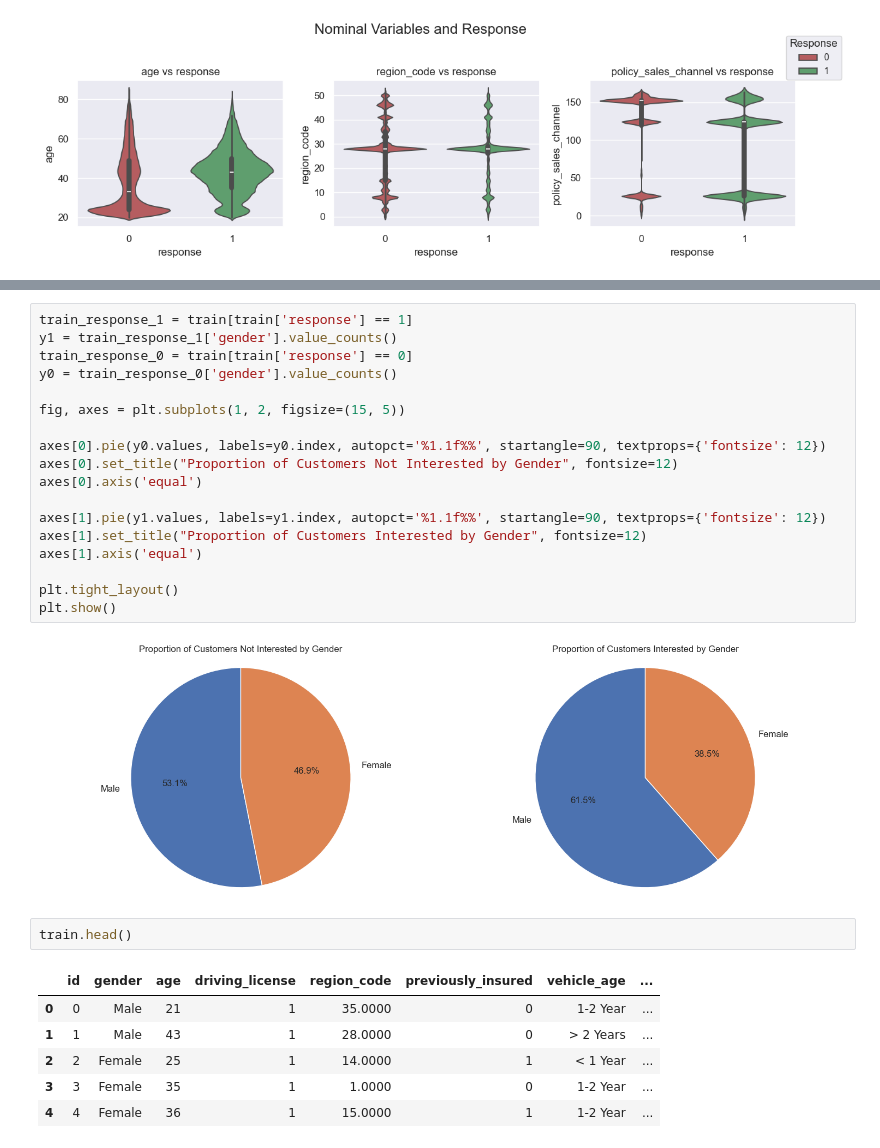
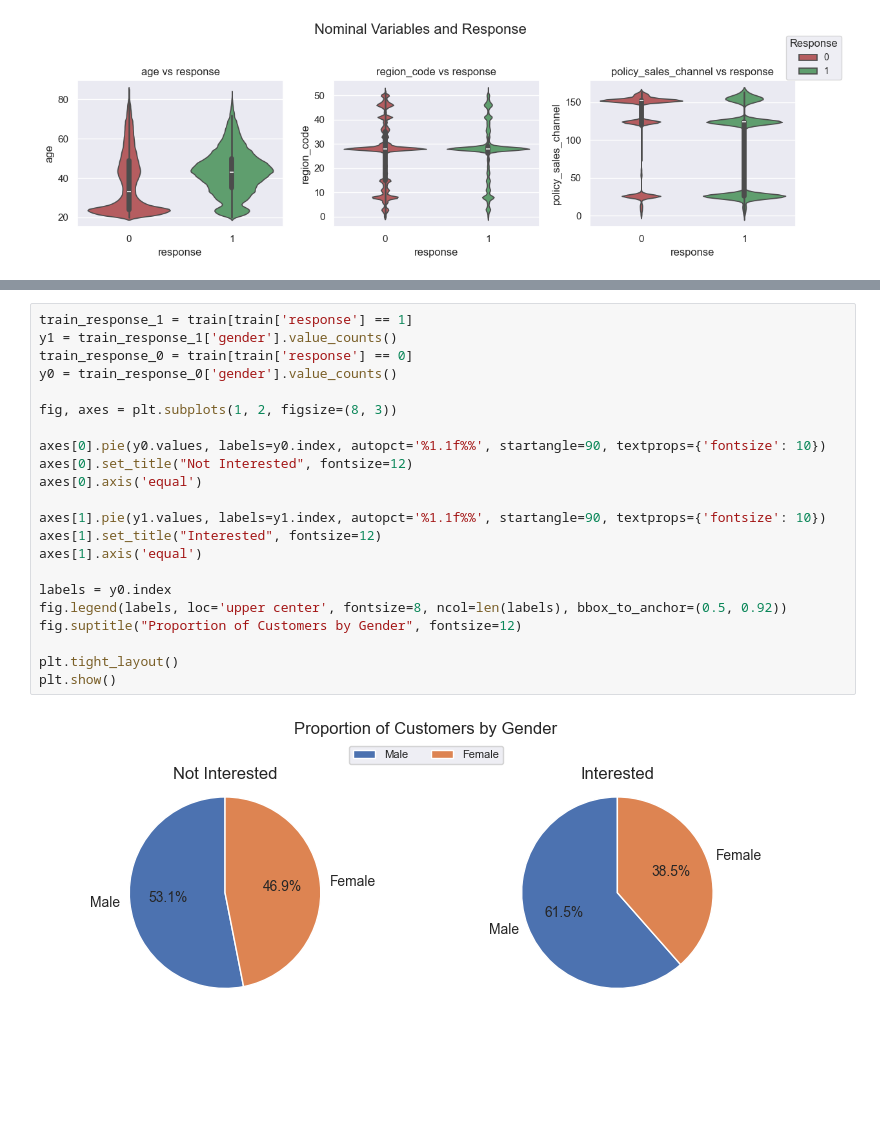
Before and after one commit to kevtr0801/ds_portfolio, a Jupyter notebook: binary-classification-carinsurance/binary-class-analysis.ipynb, the cells around one changed output, grey strips where cells are left out. Drawn from its saved outputs; the diff is of its cells as text; blank space fills up the shorter version.

Commit message:
gender age dist

```diff
--- a/binary-classification-carinsurance/binary-class-analysis.ipynb
+++ b/binary-classification-carinsurance/binary-class-analysis.ipynb
@@ -255,29 +292,24 @@ plt.show()
 # %%
 train_response_1 = train[train['response'] == 1]
 y1 = train_response_1['gender'].value_counts()
 train_response_0 = train[train['response'] == 0]
 y0 = train_response_0['gender'].value_counts()
 
-fig, axes = plt.subplots(1, 2, figsize=(15, 5))
+fig, axes = plt.subplots(1, 2, figsize=(8, 3))
 
-axes[0].pie(y0.values, labels=y0.index, autopct='%1.1f%%', startangle=90, textprops={'fontsize': 12})
-axes[0].set_title("Proportion of Customers Not Interested by Gender", fontsize=12)
+axes[0].pie(y0.values, labels=y0.index, autopct='%1.1f%%', startangle=90, textprops={'fontsize': 10})
+axes[0].set_title("Not Interested", fontsize=12)
 axes[0].axis('equal')
 
-axes[1].pie(y1.values, labels=y1.index, autopct='%1.1f%%', startangle=90, textprops={'fontsize': 12})
-axes[1].set_title("Proportion of Customers Interested by Gender", fontsize=12)
+axes[1].pie(y1.values, labels=y1.index, autopct='%1.1f%%', startangle=90, textprops={'fontsize': 10})
+axes[1].set_title("Interested", fontsize=12)
 axes[1].axis('equal')
+
+labels = y0.index
+fig.legend(labels, loc='upper center', fontsize=8, ncol=len(labels), bbox_to_anchor=(0.5, 0.92))
+fig.suptitle("Proportion of Customers by Gender", fontsize=12)
 
 plt.tight_layout()
 plt.show()
 # %% [output]
-[figure, old version]
+[figure, new version]
-# %%
-train.head()
-# %% [output]
-|  | id | gender | age | driving_license | region_code | previously_insured | vehicle_age | ... |
-| 0 | 0 | Male | 21 | 1 | 35.0000 | 0 | 1-2 Year | ... |
-| 1 | 1 | Male | 43 | 1 | 28.0000 | 0 | > 2 Years | ... |
-| 2 | 2 | Female | 25 | 1 | 14.0000 | 1 | < 1 Year | ... |
-| 3 | 3 | Female | 35 | 1 | 1.0000 | 0 | 1-2 Year | ... |
-| 4 | 4 | Female | 36 | 1 | 15.0000 | 1 | 1-2 Year | ... |
```
Also changed, not shown: parts of 14 cells of this notebook.
